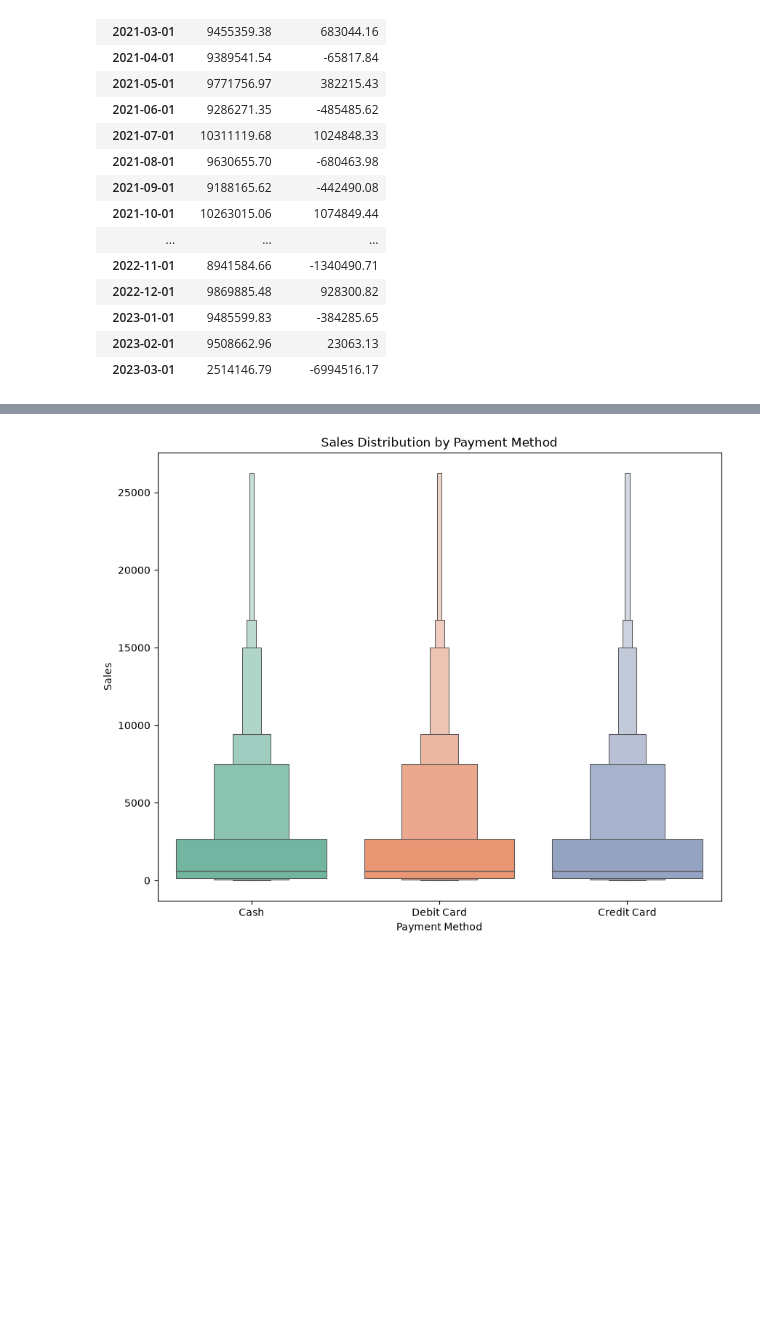
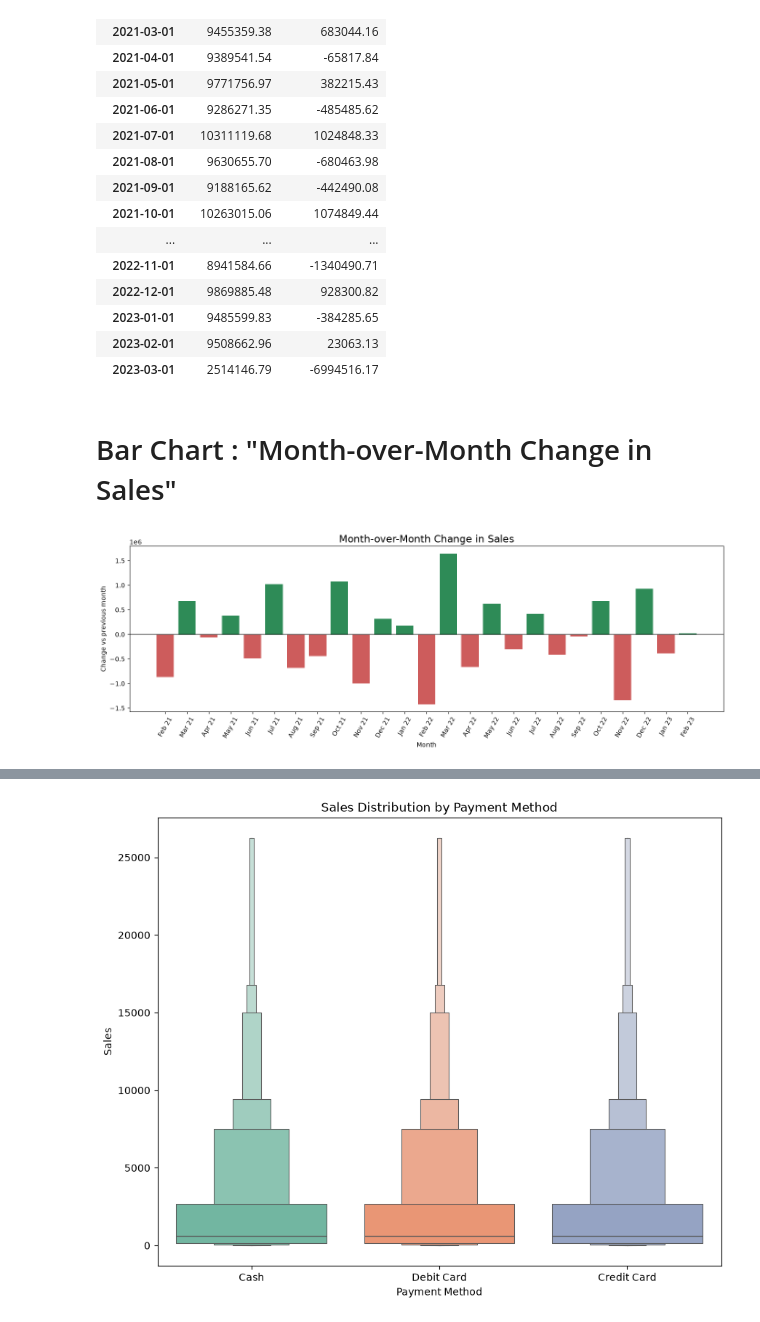
Before and after one commit to harshaslekar5968-crypto/Customer_Transaction_Prediction, a Jupyter notebook: Customer_transaction_prediction.ipynb, the cells around one changed output, grey strips where cells are left out. Saved outputs shown, nothing was run; the diff lists cells and outputs as text; code cells hidden in the pictures; blank space fills up the shorter version.

```diff
--- a/Customer_transaction_prediction.ipynb
+++ b/Customer_transaction_prediction.ipynb
@@ -167,3 +315,23 @@ pd.DataFrame(monthly_sales)
 | 2023-01-01 | 9485599.83 | -384285.65 |
 | 2023-02-01 | 9508662.96 | 23063.13 |
 | 2023-03-01 | 2514146.79 | -6994516.17 |
+# %% [markdown]
+# Bar Chart : "Month-over-Month Change in Sales"
+# %%
+full = monthly_sales.iloc[:-1]      # complete months only
+partial = monthly_sales.iloc[-1:]   # last (incomplete) month
+
+diff = full["sales_difference"].dropna()
+colors = ["seagreen" if v > 0 else "indianred" for v in diff]
+
+plt.figure(figsize=(14, 5))
+plt.bar(diff.index.strftime("%b %y"), diff.values, color=colors)
+plt.axhline(0, color="black", linewidth=0.8)
+plt.title("Month-over-Month Change in Sales", fontsize=16)
+plt.xlabel("Month")
+plt.ylabel("Change vs previous month")
+plt.xticks(rotation=60)
+plt.tight_layout()
+plt.show()
+# %% [output]
+[figure, added]
```
Also changed, not shown: parts of 72 cells of this notebook, 1 other file.
